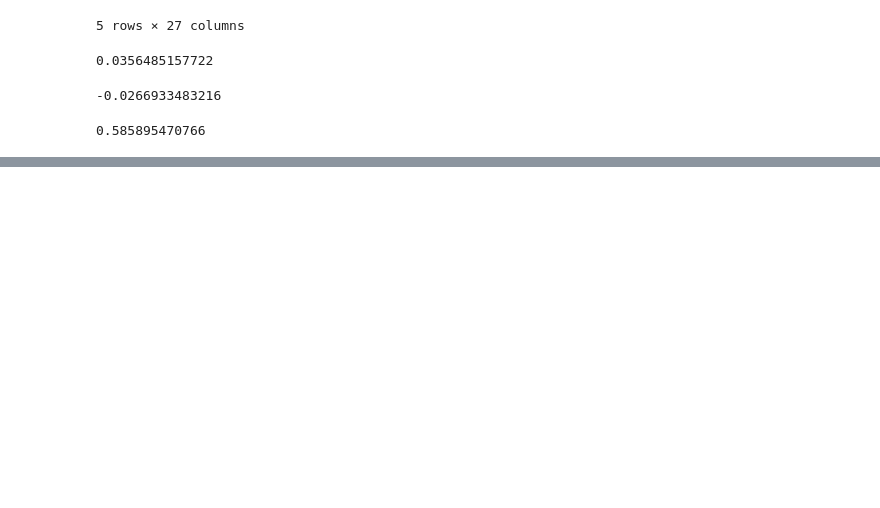
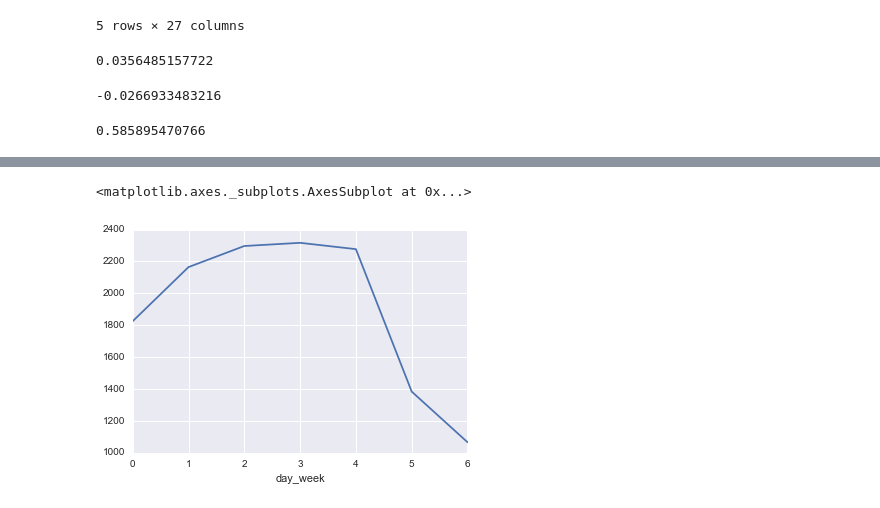
Before and after one commit to JeremiahZhang/MachineLearningJourney, a Jupyter notebook: Udacity-Data-Science/L3-Numpy-Panda-For-2D.ipynb, the cells around one changed output, grey strips where cells are left out. Drawn from its saved outputs; the diff is of its cells as text; code cells hidden in the pictures; blank space fills up the shorter version.

```diff
--- a/Udacity-Data-Science/L3-Numpy-Panda-For-2D.ipynb
+++ b/Udacity-Data-Science/L3-Numpy-Panda-For-2D.ipynb
@@ -393,0 +1175,6 @@ print correlation(entries, cum_entries)
+# %%
+filename = 'datasets/nyc_subway_weather.csv'
+subway_df = pd.read_csv(filename)
+
+### Write code here to group the subway data by a variable of your choice, then
+### either print out the mean ridership within each group or create a plot.
@@ -393,0 +1215,2 @@ print correlation(entries, cum_entries)
+# %%
+ridership_by_day = subway_df.groupby('day_week').mean()['ENTRIESn_hourly']
@@ -393,0 +1221,5 @@ print correlation(entries, cum_entries)
+# %%
+ridership_by_day.plot()
+# %% [output]
+<matplotlib.axes._subplots.AxesSubplot at 0x...>
+[figure, added]
```
Also changed, not shown: parts of 90 cells of this notebook.
